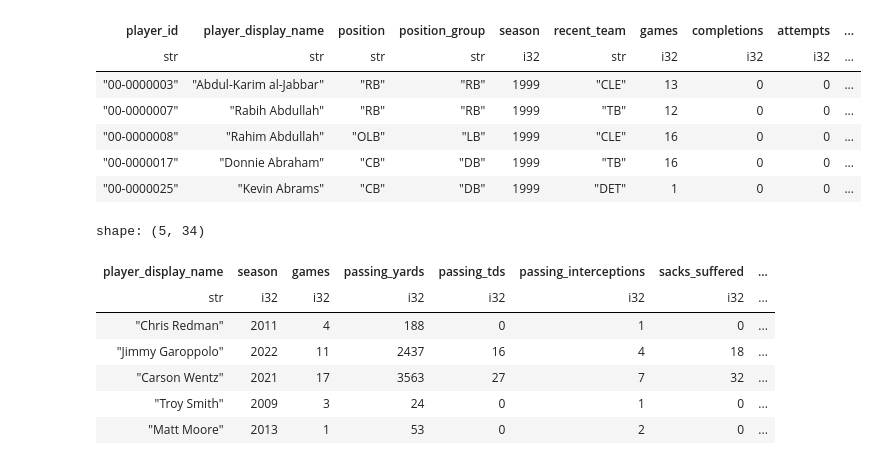
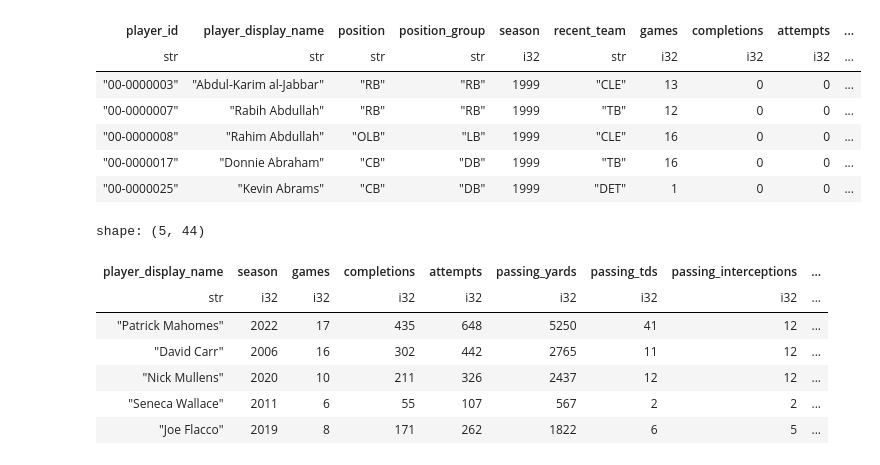
Before and after one commit to loganmoser/Fantasy-Football-ML-Project, a Jupyter notebook: model_building.ipynb, the cells around one changed output. Drawn from its saved outputs; the diff is of its cells as text; code cells hidden in the pictures.

```diff
--- a/model_building.ipynb
+++ b/model_building.ipynb
@@ -111,39 +123,39 @@ rbs = rbs.with_columns(
     (pl.col("rushing_epa").fill_null(0)),
     (pl.col("targets") / pl.col("carries")).alias("targets/carries").replace([float('inf'), float('-inf')], 0),
     (pl.col("racr").fill_null(0)),
     (pl.col("wopr").fill_null(0))
     )
 tes = tes.with_columns(
     (pl.col("rushing_yards") / pl.col("carries")).alias("yards_per_rush").replace([float('inf'), float('-inf')], 0),
     (pl.col("rushing_epa").fill_null(0)),
     (pl.col("targets") / pl.col("carries")).alias("targets/carries").replace([float('inf'), float('-inf')], 0),
     (pl.col("racr").fill_null(0)),
     (pl.col("wopr").fill_null(0))
 )
 wrs = wrs.with_columns(
     (pl.col("rushing_yards") / pl.col("carries")).alias("yards_per_rush").replace([float('inf'), float('-inf')], 0),
     (pl.col("rushing_epa").fill_null(0)),
     (pl.col("targets") / pl.col("carries")).alias("targets/carries").replace([float('inf'), float('-inf')], 0),
     (pl.col("racr").fill_null(0)),
     (pl.col("wopr").fill_null(0))
 )
 
 sps = sps.with_columns(
     (pl.col("rushing_yards") / pl.col("carries")).alias("yards_per_rush").replace([float('inf'), float('-inf')], 0),
     (pl.col("rushing_epa").fill_null(0)),
     (pl.col("targets") / pl.col("carries")).alias("targets/carries").replace([float('inf'), float('-inf')], 0),
     (pl.col("racr").fill_null(0)),
     (pl.col("wopr").fill_null(0))
 )
 
-qbs = qbs.drop(qbs_after_features_drop)
+# qbs = qbs.drop(qbs_after_features_drop)
 qbs.sample(5)
 # %% [output]
-shape: (5, 34)
+shape: (5, 44)
-| player_display_name | season | games | passing_yards | passing_tds | passing_interceptions | sacks_suffered | ... |
-| str | i32 | i32 | i32 | i32 | i32 | i32 | ... |
-| "Chris Redman" | 2011 | 4 | 188 | 0 | 1 | 0 | ... |
-| "Jimmy Garoppolo" | 2022 | 11 | 2437 | 16 | 4 | 18 | ... |
-| "Carson Wentz" | 2021 | 17 | 3563 | 27 | 7 | 32 | ... |
-| "Troy Smith" | 2009 | 3 | 24 | 0 | 1 | 0 | ... |
-| "Matt Moore" | 2013 | 1 | 53 | 0 | 2 | 0 | ... |
+| player_display_name | season | games | completions | attempts | passing_yards | passing_tds | passing_interceptions | ... |
+| str | i32 | i32 | i32 | i32 | i32 | i32 | i32 | ... |
+| "Patrick Mahomes" | 2022 | 17 | 435 | 648 | 5250 | 41 | 12 | ... |
+| "David Carr" | 2006 | 16 | 302 | 442 | 2765 | 11 | 12 | ... |
+| "Nick Mullens" | 2020 | 10 | 211 | 326 | 2437 | 12 | 12 | ... |
+| "Seneca Wallace" | 2011 | 6 | 55 | 107 | 567 | 2 | 2 | ... |
+| "Joe Flacco" | 2019 | 8 | 171 | 262 | 1822 | 6 | 5 | ... |
```
Also changed, not shown: parts of 28 cells of this notebook, 1 other file.
